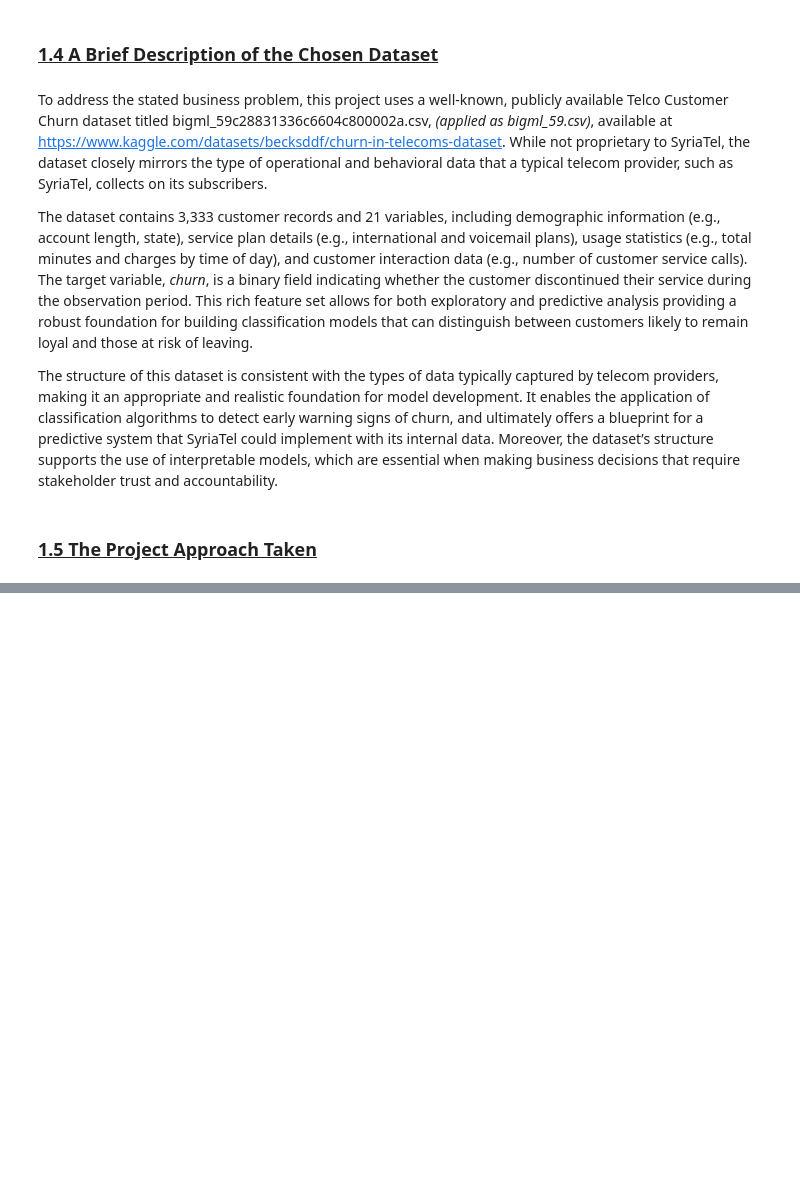
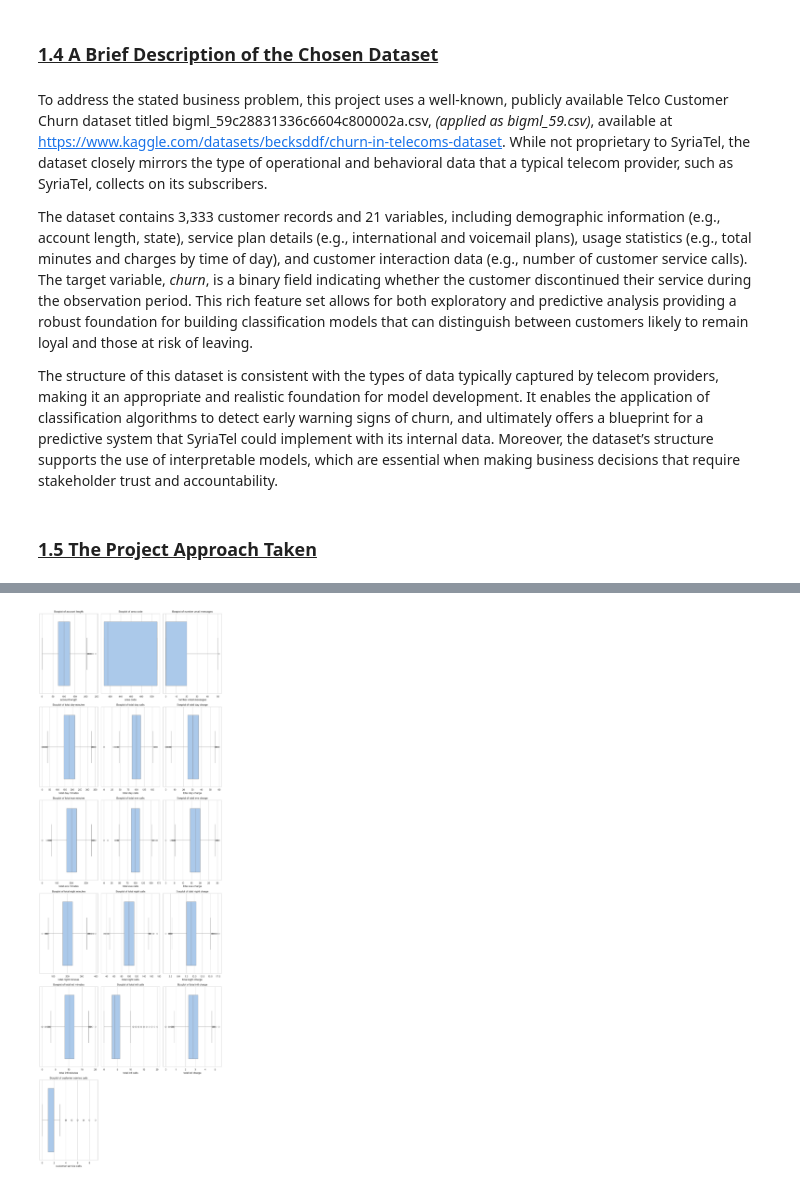
Before and after one commit to JabesGK/Jabes_Phase_3_Project, a Jupyter notebook: Phase_3_Project_Updated.ipynb, the cells around one changed output, grey strips where cells are left out. Cells and saved outputs as stored; diff of their text form; code cells hidden in the pictures; blank space fills up the shorter version.

```diff
--- a/Phase_3_Project_Updated.ipynb
+++ b/Phase_3_Project_Updated.ipynb
@@ -152,0 +168,3 @@ This section outlines the methodology used in the project, following a standard
+# %%
+# load the dataset
+df = pd.read_csv('Bigml_59.csv')
@@ -152,0 +249,16 @@ This section outlines the methodology used in the project, following a standard
+# %%
+# Detecting outliers using IQR
+# selecting the numerical columns
+numerical_cols = df.select_dtypes(include=[np.number]).columns.tolist()
+# calculating the IQR for each numerical column
+Q1 = df[numerical_cols].quantile(0.25)
+Q3 = df[numerical_cols].quantile(0.75)
+IQR = Q3 - Q1
+# defining the outlier limits
+lower_limit = Q1 - 1.5 * IQR
+upper_limit = Q3 + 1.5 * IQR
+# identifying outliers
+outliers = ((df[numerical_cols] < lower_limit) | (df[numerical_cols] > upper_limit)).sum()
+# displaying the outliers
+print("Number of outliers in each numerical column:")
+print(outliers[outliers > 0])
@@ -152,0 +283,28 @@ This section outlines the methodology used in the project, following a standard
+# %%
+# visulizing the outliers through boxplots
+# which clearly highlight outliers as points outside the whiskers for better understanding
+# of their distribution and severity across features.
+
+import warnings # suppress warnings for clean output
+warnings.simplefilter(action='ignore', category=FutureWarning)
+
+import math # for subplot arrangement
+
+# number of numerical columns
+num_cols = len(numerical_cols)
+# setting the number of rows and columns for subplots
+num_rows = math.ceil(num_cols / 3)
+# creating subplots
+plt.figure(figsize=(12, 6 * num_rows))
+
+# creating boxplots for each numerical column
+
+for i, col in enumerate(numerical_cols):
+    plt.subplot(num_rows, 3, i + 1)
+    sns.boxplot(x=df[col])
+    plt.title(f'Boxplot of {col}')
+    plt.xlabel(col)
+plt.tight_layout()
+plt.show()
+# %% [output]
+[figure, added]
```
Also changed, not shown: parts of 89 cells of this notebook.
